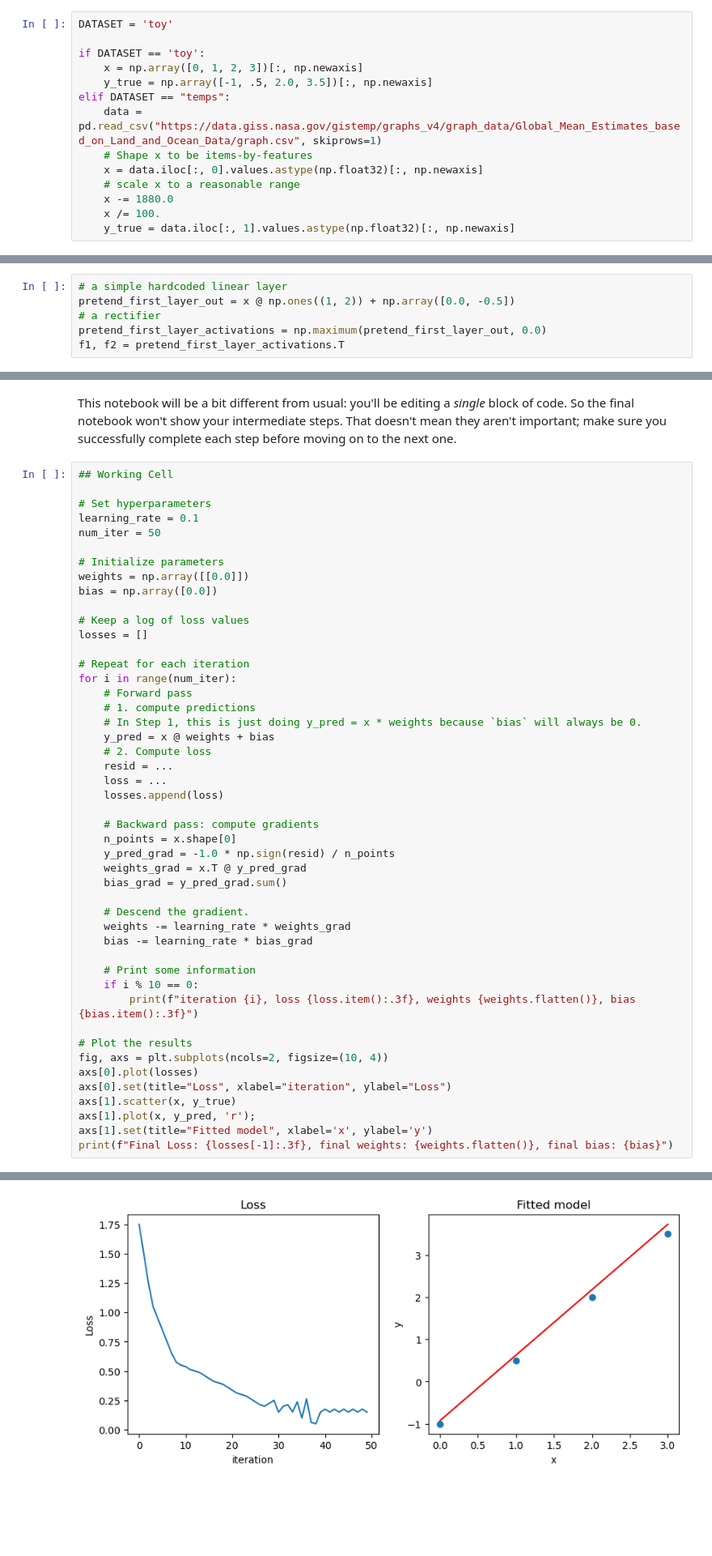
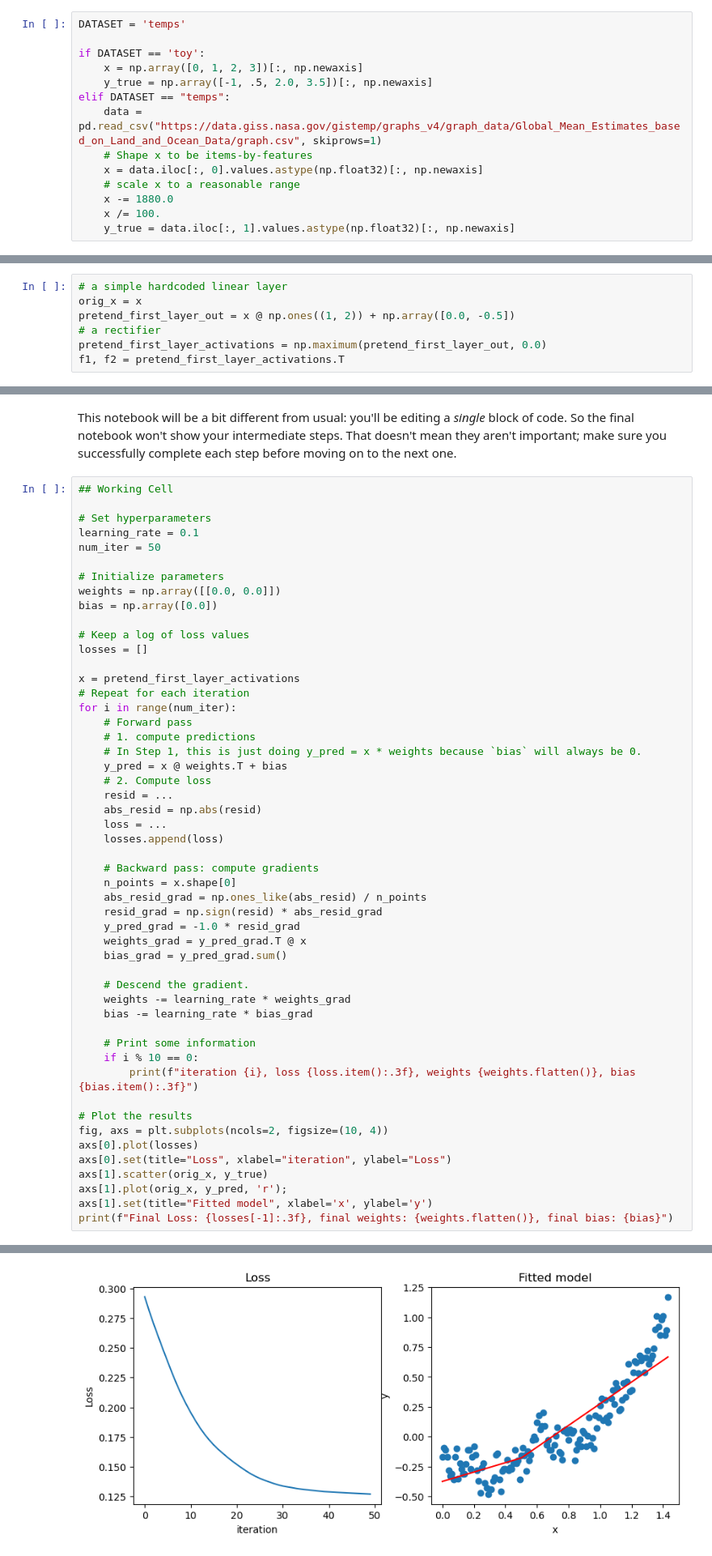
Before and after one commit to Calvin-Data-Science/cs375-376-public, a Jupyter notebook: notebooks/u04n2-linreg-manual.ipynb, the cells around one changed output, grey strips where cells are left out. Shown at 81% size. Saved outputs shown, nothing was run; the diff lists cells and outputs as text; blank space fills up the shorter version.

```diff
--- a/notebooks/u04n2-linreg-manual.ipynb
+++ b/notebooks/u04n2-linreg-manual.ipynb
@@ -16,7 +16,7 @@ import pandas as pd
 # %% [markdown]
 Suppose we have a dataset with just a single feature `x` and continuous outcome variable `y`. We'll have a few possible datasets.
 # %%
-DATASET = 'toy'
+DATASET = 'temps'
 
 if DATASET == 'toy':
     x = np.array([0, 1, 2, 3])[:, np.newaxis]
@@ -42,6 +42,7 @@ print(x.shape, y_true.shape)
 Create some features that we'll need later; don't worry about this code right now.
 # %%
 # a simple hardcoded linear layer
+orig_x = x
 pretend_first_layer_out = x @ np.ones((1, 2)) + np.array([0.0, -0.5])
 # a rectifier
 pretend_first_layer_activations = np.maximum(pretend_first_layer_out, 0.0)
@@ -56,27 +62,31 @@ learning_rate = 0.1
 num_iter = 50
 
 # Initialize parameters
-weights = np.array([[0.0]])
+weights = np.array([[0.0, 0.0]])
 bias = np.array([0.0])
 
 # Keep a log of loss values
 losses = []
 
+x = pretend_first_layer_activations
 # Repeat for each iteration
 for i in range(num_iter):
     # Forward pass
     # 1. compute predictions
     # In Step 1, this is just doing y_pred = x * weights because `bias` will always be 0.
-    y_pred = x @ weights + bias
+    y_pred = x @ weights.T + bias
     # 2. Compute loss
     resid = ...
+    abs_resid = np.abs(resid)
     loss = ...
     losses.append(loss)
 
     # Backward pass: compute gradients
     n_points = x.shape[0]
-    y_pred_grad = -1.0 * np.sign(resid) / n_points
-    weights_grad = x.T @ y_pred_grad
+    abs_resid_grad = np.ones_like(abs_resid) / n_points
+    resid_grad = np.sign(resid) * abs_resid_grad
+    y_pred_grad = -1.0 * resid_grad
+    weights_grad = y_pred_grad.T @ x
     bias_grad = y_pred_grad.sum()
 
     # Descend the gradient.
@@ -91,8 +101,8 @@ for i in range(num_iter):
 fig, axs = plt.subplots(ncols=2, figsize=(10, 4))
 axs[0].plot(losses)
 axs[0].set(title="Loss", xlabel="iteration", ylabel="Loss")
-axs[1].scatter(x, y_true)
-axs[1].plot(x, y_pred, 'r');
+axs[1].scatter(orig_x, y_true)
+axs[1].plot(orig_x, y_pred, 'r');
 axs[1].set(title="Fitted model", xlabel='x', ylabel='y')
 print(f"Final Loss: {losses[-1]:.3f}, final weights: {weights.flatten()}, final bias: {bias}")
 # %% [output]
@@ -105 +115 @@ Final Loss: 0.150, final weights: [1.4], final bias: [-1.025]
-[figure, old version]
+[figure, new version]
```
Also changed, not shown: parts of 7 cells of this notebook.
